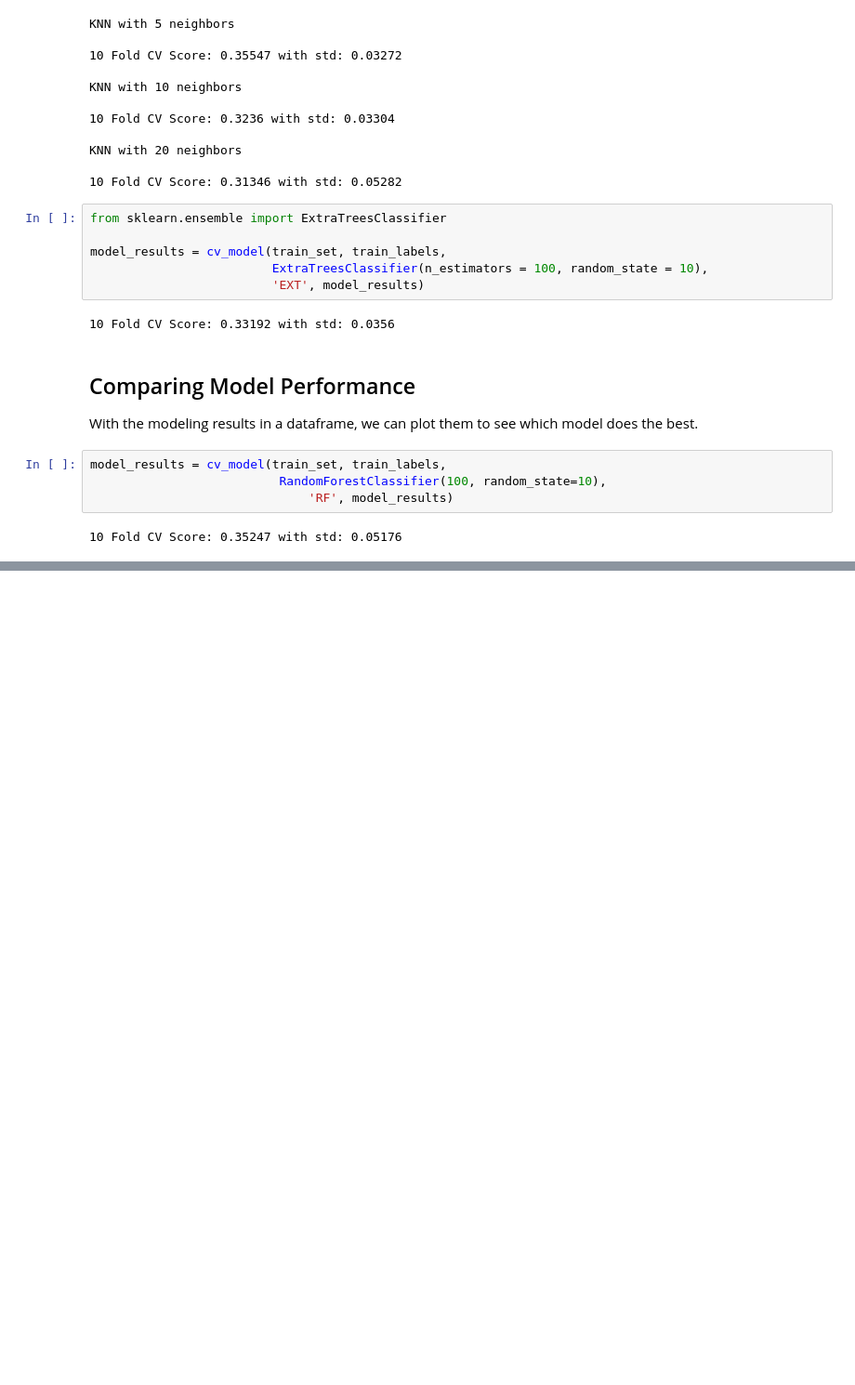
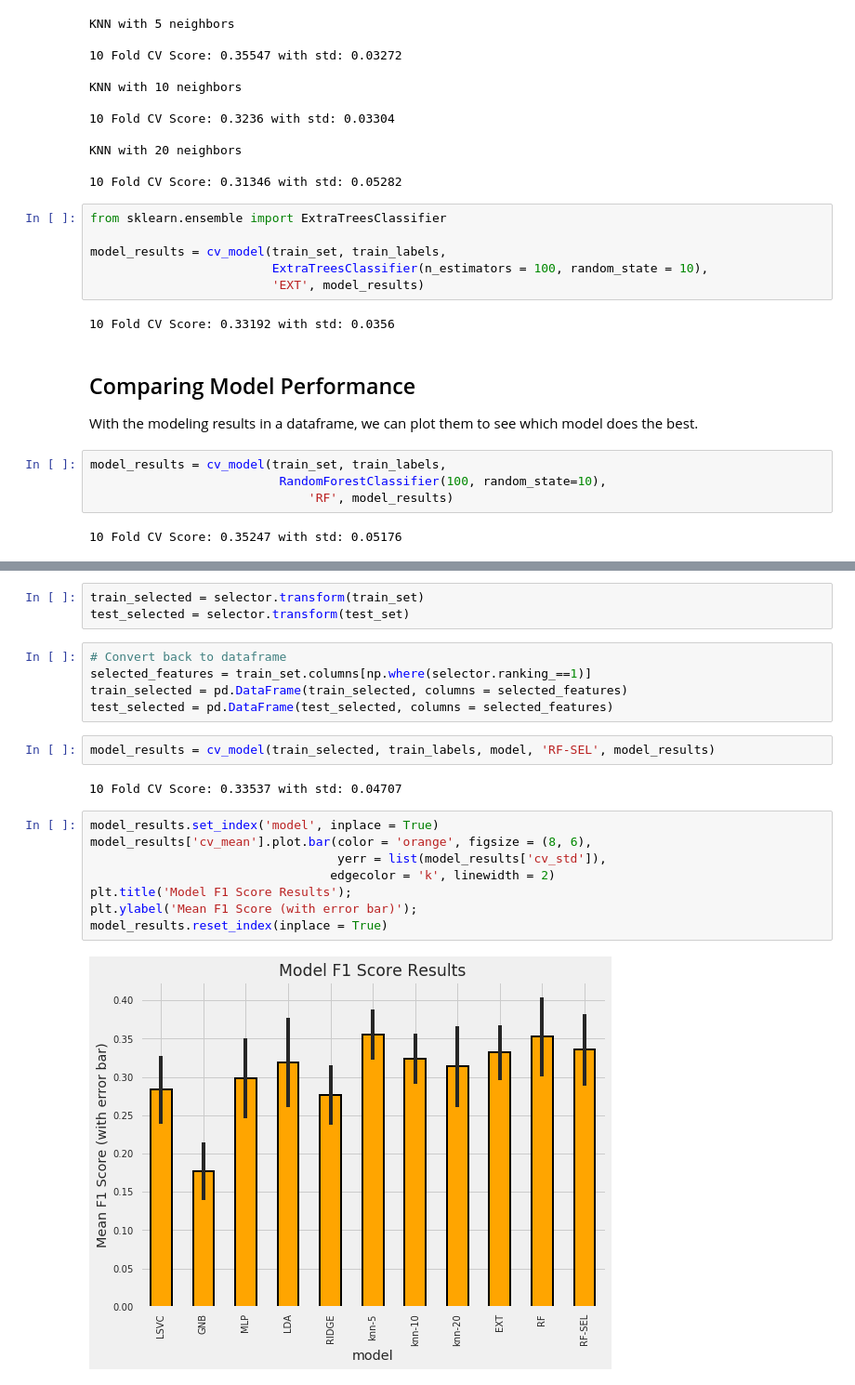
Before and after one commit to sudhamstarun/Costa-Rican-Household-Poverty-Level-Prediction, a Jupyter notebook: Machine Learning Modelling.ipynb, the cells around one changed output, grey strips where cells are left out. Shown at 93% size. Cells and saved outputs as stored; diff of their text form; blank space fills up the shorter version.

```diff
--- a/Machine Learning Modelling.ipynb
+++ b/Machine Learning Modelling.ipynb
@@ -1210,0 +1282,22 @@ For now we'll say the random forest does the best. Later we'll look at using the
+# %%
+train_selected = selector.transform(train_set)
+test_selected = selector.transform(test_set)
+# %%
+# Convert back to dataframe
+selected_features = train_set.columns[np.where(selector.ranking_==1)]
+train_selected = pd.DataFrame(train_selected, columns = selected_features)
+test_selected = pd.DataFrame(test_selected, columns = selected_features)
+# %%
+model_results = cv_model(train_selected, train_labels, model, 'RF-SEL', model_results)
+# %% [output]
+10 Fold CV Score: 0.33537 with std: 0.04707
+# %%
+model_results.set_index('model', inplace = True)
+model_results['cv_mean'].plot.bar(color = 'orange', figsize = (8, 6),
+                                  yerr = list(model_results['cv_std']),
+                                 edgecolor = 'k', linewidth = 2)
+plt.title('Model F1 Score Results');
+plt.ylabel('Mean F1 Score (with error bar)');
+model_results.reset_index(inplace = True)
+# %% [output]
+[figure, added]
```
Also changed, not shown: parts of 21 cells of this notebook, 1 other file.
